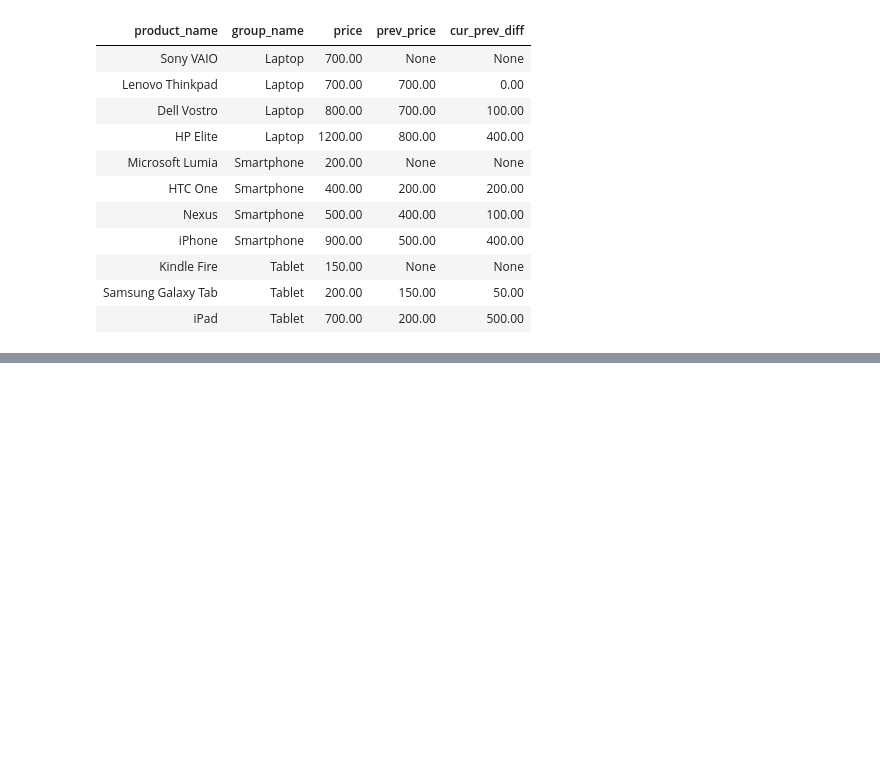
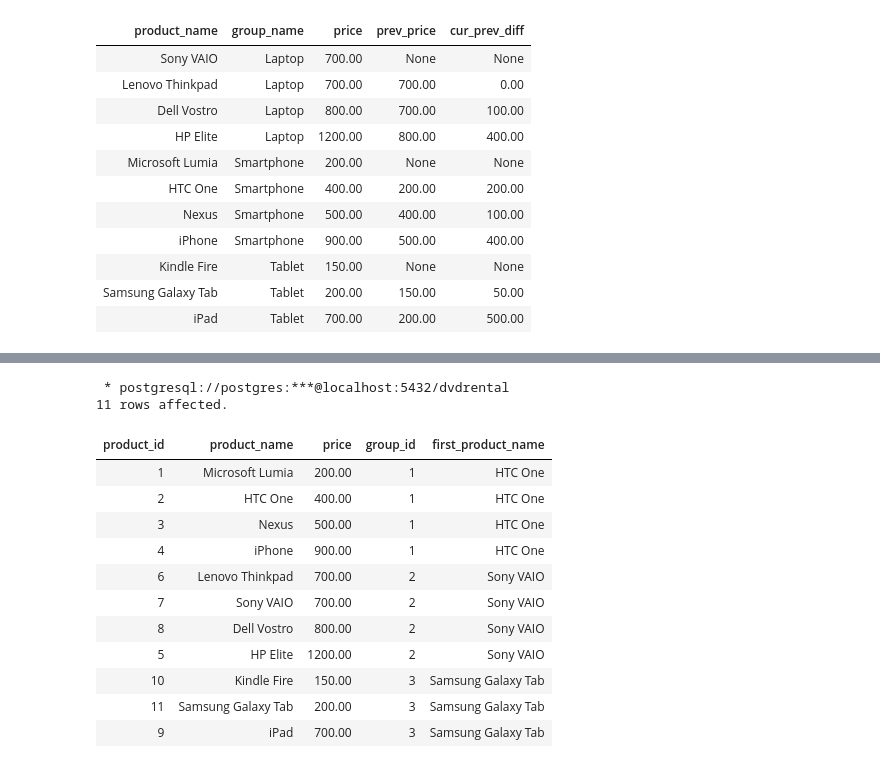
Before and after one commit to chanhchuachin/devops-images, a Jupyter notebook: grow/postgres/note.ipynb, the cells around one changed output, grey strips where cells are left out. Drawn from its saved outputs; the diff is of its cells as text; code cells hidden in the pictures; blank space fills up the shorter version.

```diff
--- a/grow/postgres/note.ipynb
+++ b/grow/postgres/note.ipynb
@@ -581,0 +817,21 @@ INNER JOIN product_groups USING (group_id);
+# %%
+%%sql
+select product_id, product_name, price, group_id, nth_value(product_name, 2) over (partition by group_id order by price RANGE BETWEEN
+            UNBOUNDED PRECEDING AND
+            UNBOUNDED FOLLOWING) as first_product_name
+from products
+# %% [output]
+ * postgresql://postgres:***@localhost:5432/dvdrental
+11 rows affected.
+| product_id | product_name | price | group_id | first_product_name |
+| 1 | Microsoft Lumia | 200.00 | 1 | HTC One |
+| 2 | HTC One | 400.00 | 1 | HTC One |
+| 3 | Nexus | 500.00 | 1 | HTC One |
+| 4 | iPhone | 900.00 | 1 | HTC One |
+| 6 | Lenovo Thinkpad | 700.00 | 2 | Sony VAIO |
+| 7 | Sony VAIO | 700.00 | 2 | Sony VAIO |
+| 8 | Dell Vostro | 800.00 | 2 | Sony VAIO |
+| 5 | HP Elite | 1200.00 | 2 | Sony VAIO |
+| 10 | Kindle Fire | 150.00 | 3 | Samsung Galaxy Tab |
+| 11 | Samsung Galaxy Tab | 200.00 | 3 | Samsung Galaxy Tab |
+| 9 | iPad | 700.00 | 3 | Samsung Galaxy Tab |
```
Also changed, not shown: parts of 32 cells of this notebook, 10 other files.
